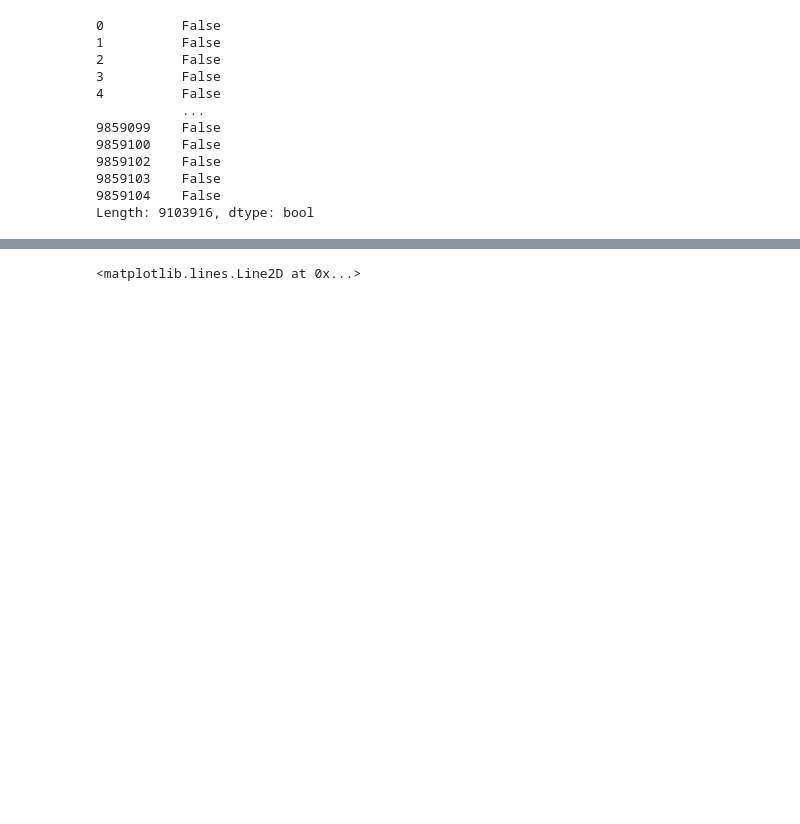
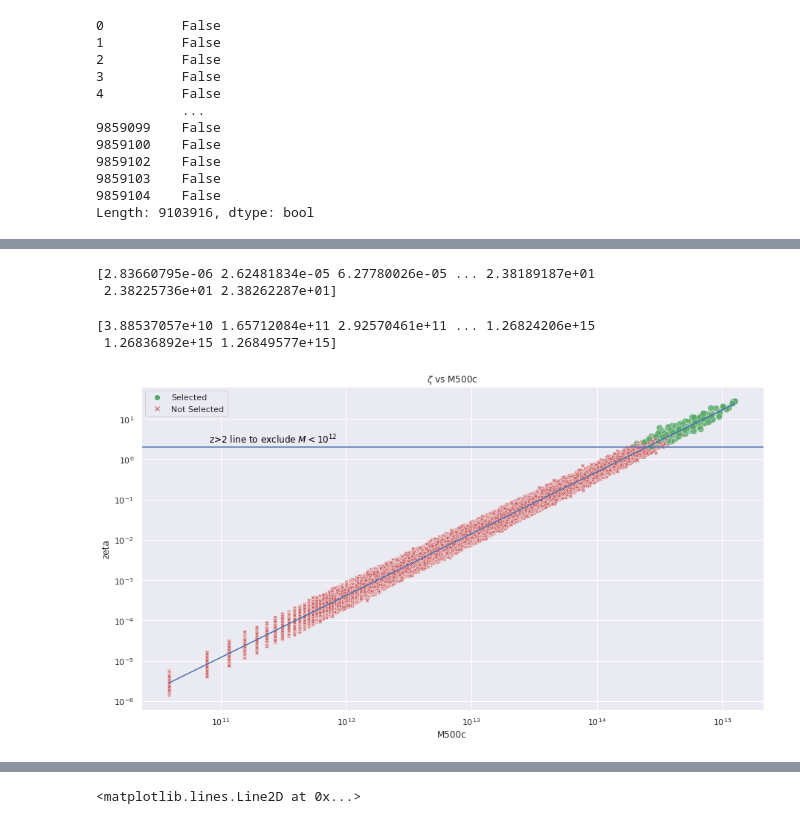
Before and after one commit to zchvsre/des_spt_selection, a Jupyter notebook: assign_zeta.ipynb, the cells around one changed output, grey strips where cells are left out. Saved outputs shown, nothing was run; the diff lists cells and outputs as text; code cells hidden in the pictures; blank space fills up the shorter version.

```diff
--- a/assign_zeta.ipynb
+++ b/assign_zeta.ipynb
@@ -256,0 +271,12 @@ plt.show()
+# %%
+h_70 = cosmo.H0/70
+A_SZ = 5.24
+B_SZ = 1.534
+C_SZ = 0.465
+sigma_SZ = 0.161
+gamma_f = 1.2
+SPT_xi_cut = 4.5
+# %%
+def get_log_zeta(A_SZ_,B_SZ_,C_SZ_,M,z):
+    log_zeta = np.log(A_SZ_) + B_SZ_*np.log((M*h_70)/(4.3E14)) + C_SZ_*np.log(cosmo.Ez(z)/cosmo.Ez(0.6))
+    return log_zeta
@@ -257,7 +298,36 @@ plt.show()
+# %%
+M500c_range = np.linspace(halo_df['M500c'].min(),halo_df['M500c'].max(),10000)
+zeta_points = np.exp(get_log_zeta(A_SZ,B_SZ,C_SZ,M500c_range,0.3))
+print(zeta_points)
+# %% [output]
+[2.83660795e-06 2.62481834e-05 6.27780026e-05 ... 2.38189187e+01
+ 2.38225736e+01 2.38262287e+01]
+# %%
+print(M500c_range)
+# %% [output]
+[3.88537057e+10 1.65712084e+11 2.92570461e+11 ... 1.26824206e+15
+ 1.26836892e+15 1.26849577e+15]
 # %%
 import matplotlib as mpl
 cmap = mpl.cm.viridis
 norm = mpl.colors.Normalize(vmin=halo_df['zeta_gt_2'].min(),vmax=halo_df['zeta'].max())
+# %%
+markers = {1: "o", 0: "X"}
+
+plot2 = sns.lineplot(M500c_range, zeta_points)
+plot1 = sns.scatterplot(x='M500c',y='zeta',data=halo_df,size="select",sizes=(75,25),alpha=0.8,hue="select",palette=["r","g"],style="select",markers=markers,legend=False)
+
+plot1.set(xscale="log",yscale="log",title="$\zeta$ vs M500c")
+custom = [Line2D([], [], marker='o', color='g', linestyle='None'),
+          Line2D([], [], marker='x', color='r', linestyle='None')]
+
+plot1.axhline(2)
+plt.legend(custom, ['Selected', 'Not Selected'], loc='upper left')
+plt.text(0.8*1E11,2.5, "z>2 line to exclude $M < 10^{12}$", color='black')
+
+plt.show()
+# %% [output]
+[figure, added]
 # %%
 markers = {1: "o", 0: "X"}
 
```
Also changed, not shown: parts of 24 cells of this notebook.
